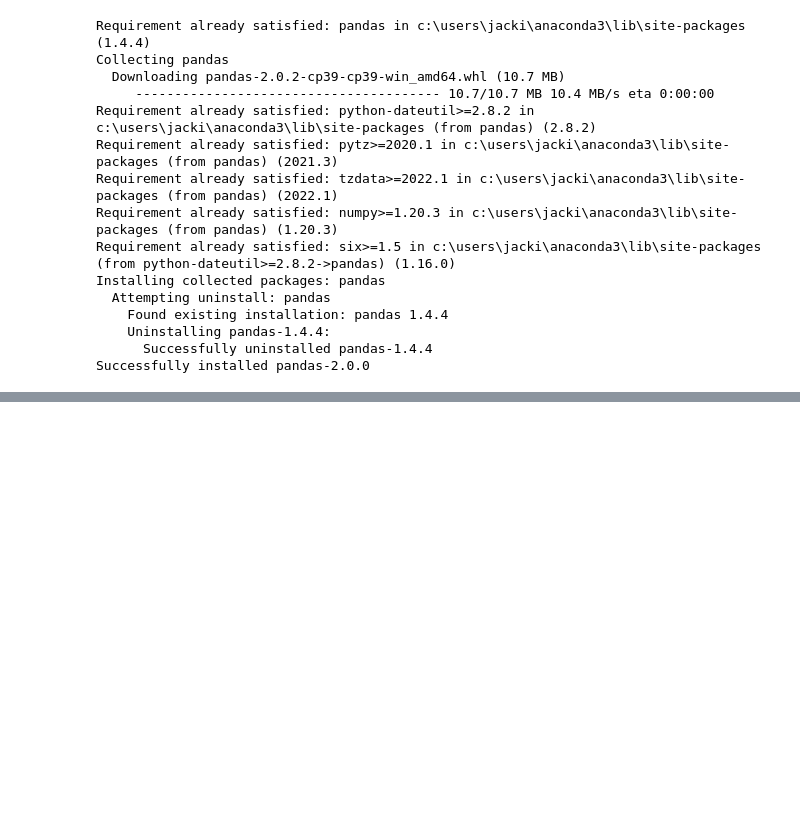
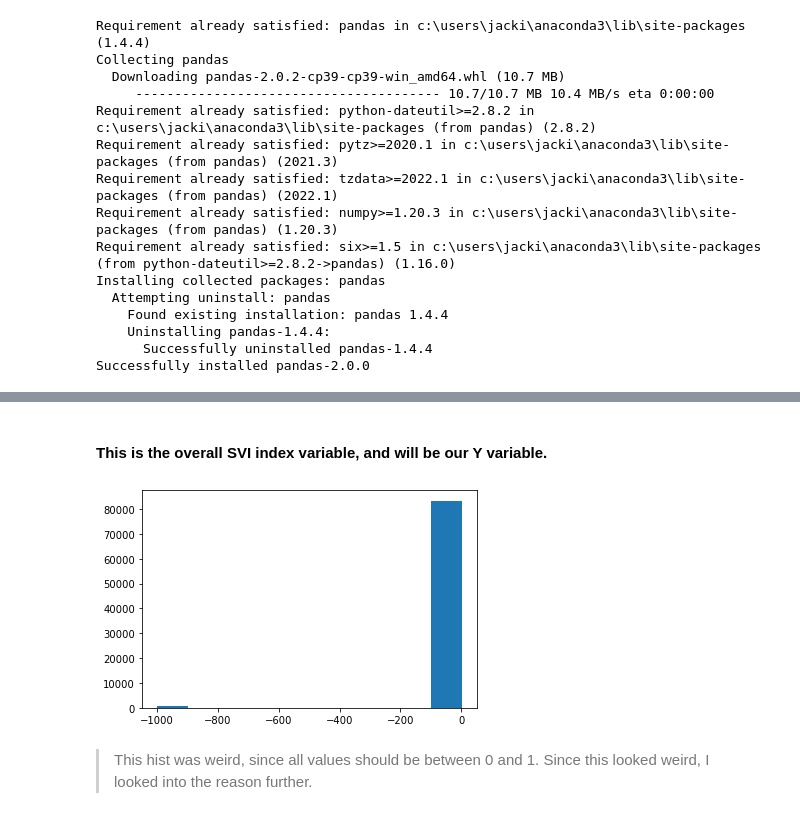
Before and after one commit to jpetersen626/GA_TOP_Sprint_2023, a Jupyter notebook: code/SVI_EDA_Modeling.ipynb, the cells around one changed output, grey strips where cells are left out. Saved outputs shown, nothing was run; the diff lists cells and outputs as text; code cells hidden in the pictures; blank space fills up the shorter version.

```diff
--- a/code/SVI_EDA_Modeling.ipynb
+++ b/code/SVI_EDA_Modeling.ipynb
@@ -51,0 +85,8 @@ memory usage: 101.4+ MB
+# %% [markdown]
+#### This is the overall SVI index variable, and will be our Y variable.
+# %%
+plt.hist(df['RPL_THEMES']);
+# %% [output]
+[figure, added]
+# %% [markdown]
+> This hist was weird, since all values should be between 0 and 1. Since this looked weird, I looked into the reason further.
```
Also changed, not shown: parts of 40 cells of this notebook.
